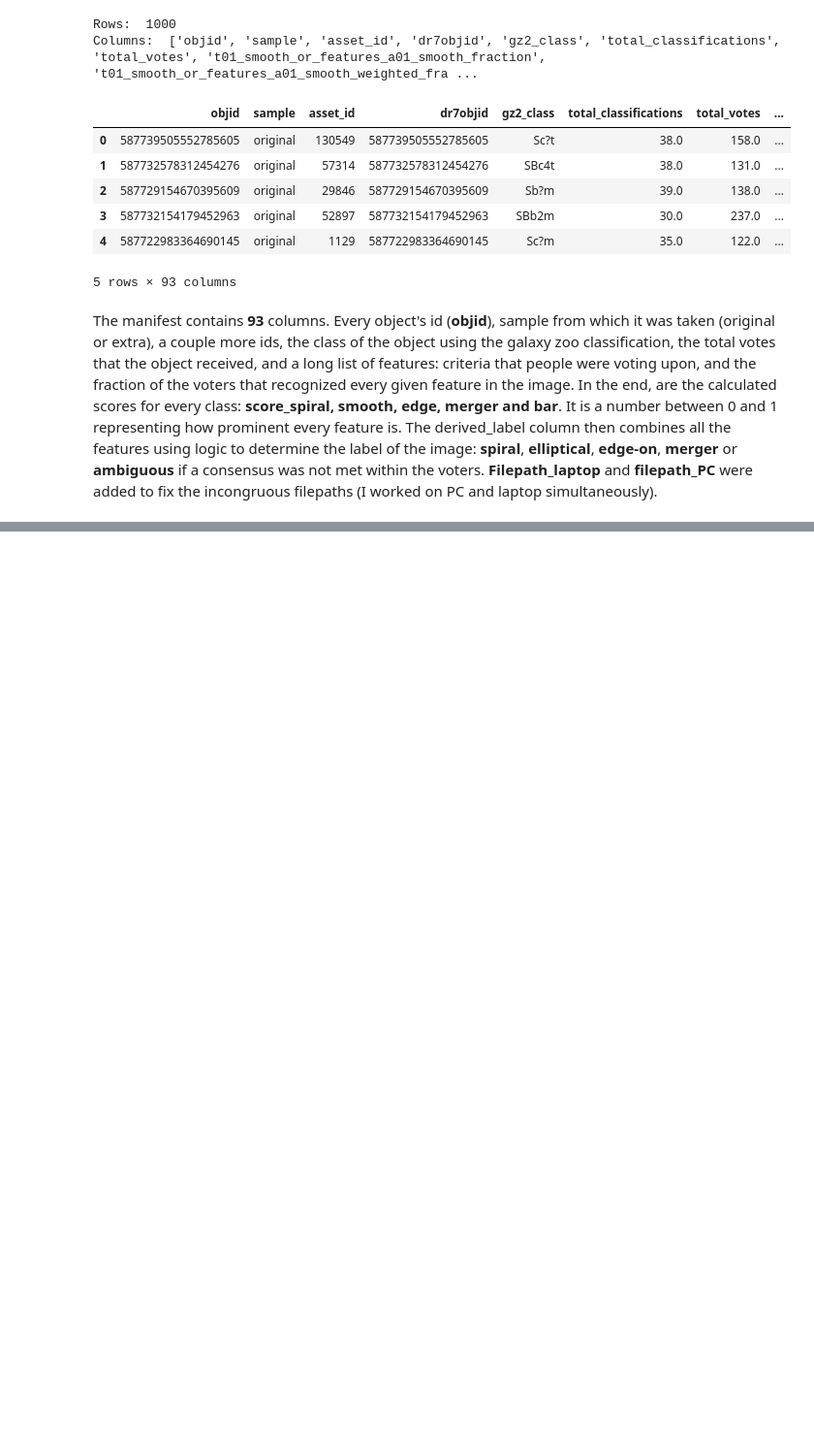
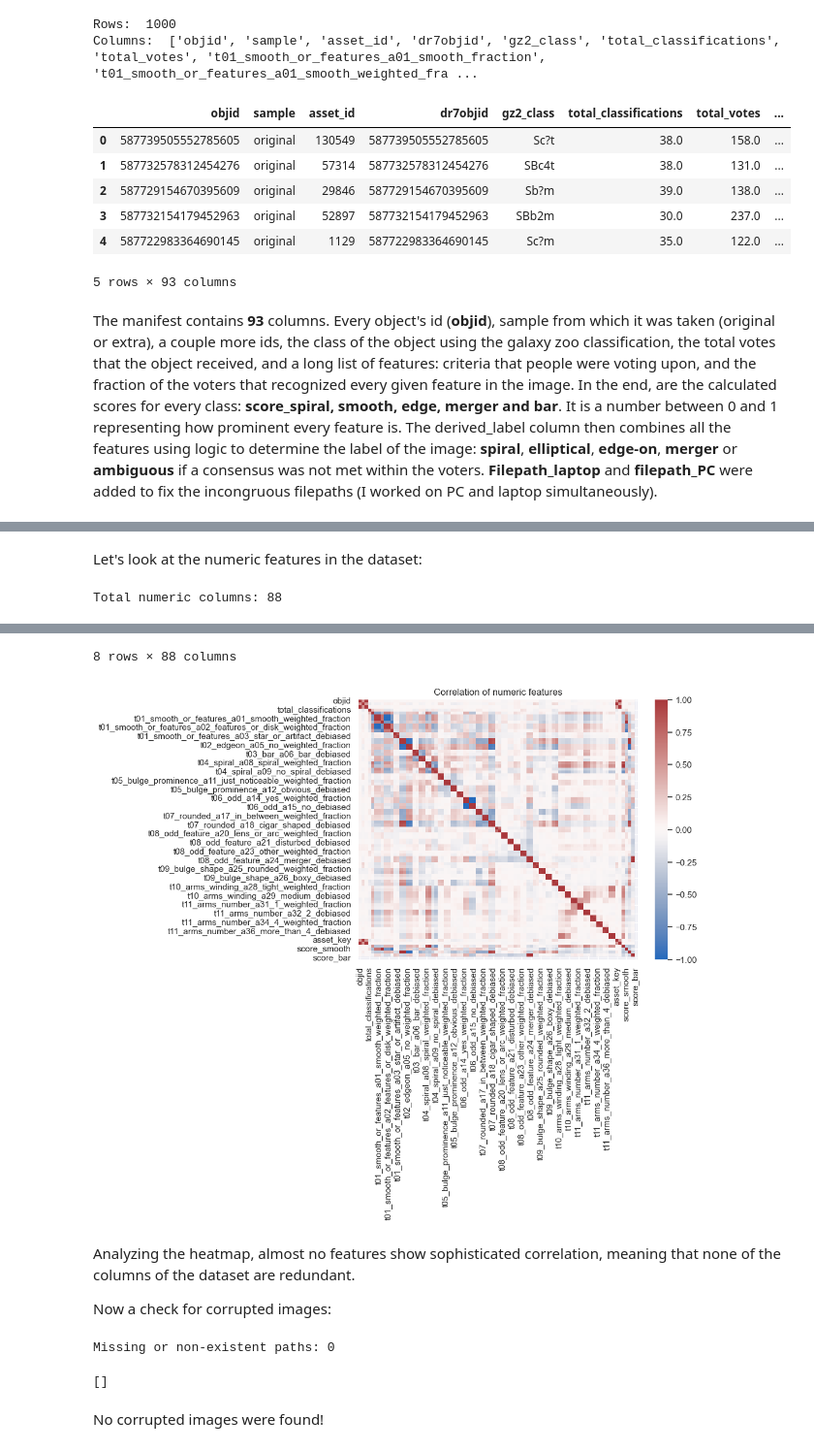
Before and after one commit to LevIgnatev/galaxy_morphology, a Jupyter notebook: notebooks/01_explore.ipynb, the cells around one changed output, grey strips where cells are left out. Shown at 97% size. Cells and saved outputs as stored; diff of their text form; code cells hidden in the pictures; blank space fills up the shorter version.

```diff
--- a/notebooks/01_explore.ipynb
+++ b/notebooks/01_explore.ipynb
@@ -39,0 +189,12 @@ The manifest contains **93** columns. Every object's id (**objid**), sample from
+# %% [markdown]
+Let's look at the numeric features in the dataset:
+# %%
+num_cols_list = df.select_dtypes(['int64', 'float64']).columns.tolist()
+print("Total numeric columns:", len(num_cols_list))
+display(df[num_cols_list].describe())
+plt.figure(figsize=(8,6))
+sns.heatmap(df[num_cols_list].corr(), fmt=".2f", cmap='vlag', center=0)
+plt.title('Correlation of numeric features')
+plt.show()
+# %% [output]
+Total numeric columns: 88
@@ -39,0 +210,19 @@ The manifest contains **93** columns. Every object's id (**objid**), sample from
+8 rows × 88 columns
+[figure, added]
+# %% [markdown]
+Analyzing the heatmap, almost no features show sophisticated correlation, meaning that none of the columns of the dataset are redundant.
+
+Now a check for corrupted images:
+# %%
+issues = []
+for _, r in df.iterrows():
+    path = r['filepath_PC']
+    if path is None or not os.path.exists(path):
+        issues.append((r.get('id',None), path))
+print("Missing or non-existent paths:", len(issues))
+issues[:10]
+# %% [output]
+Missing or non-existent paths: 0
+[]
+# %% [markdown]
+No corrupted images were found!
```
Also changed, not shown: parts of 12 cells of this notebook, 1 other file.
